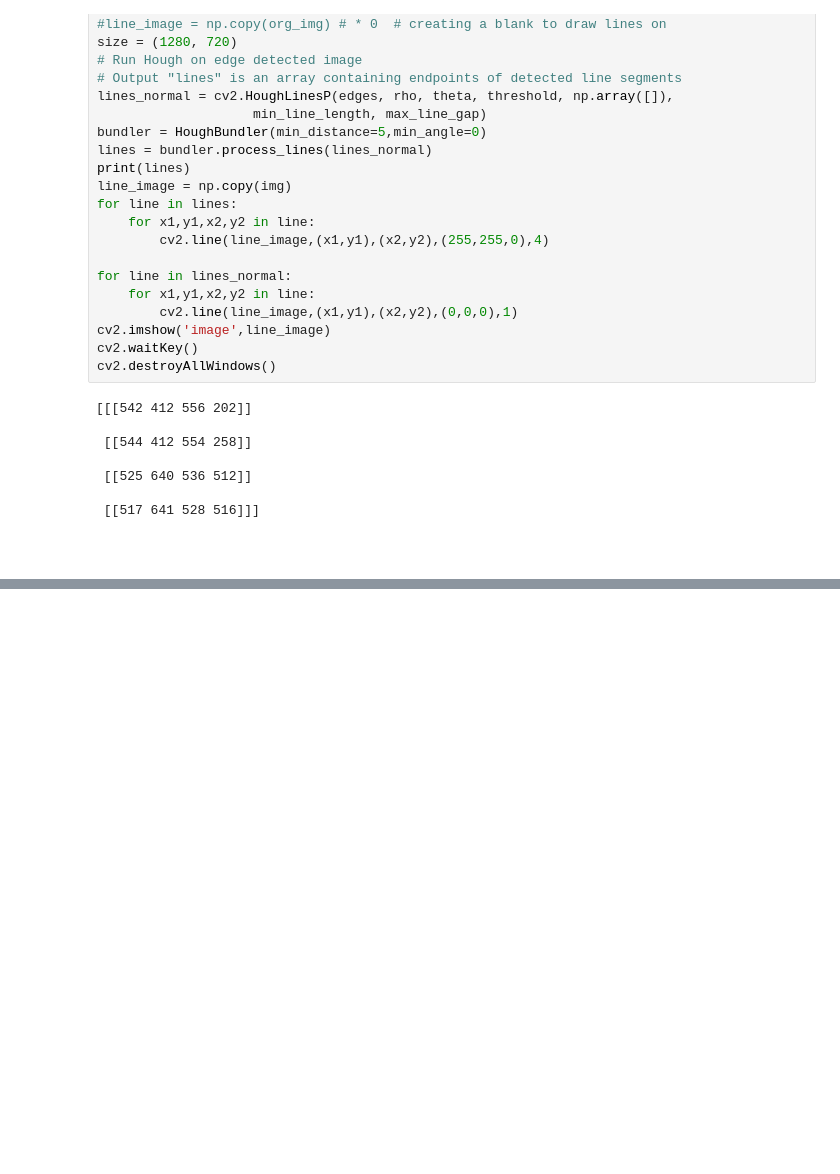
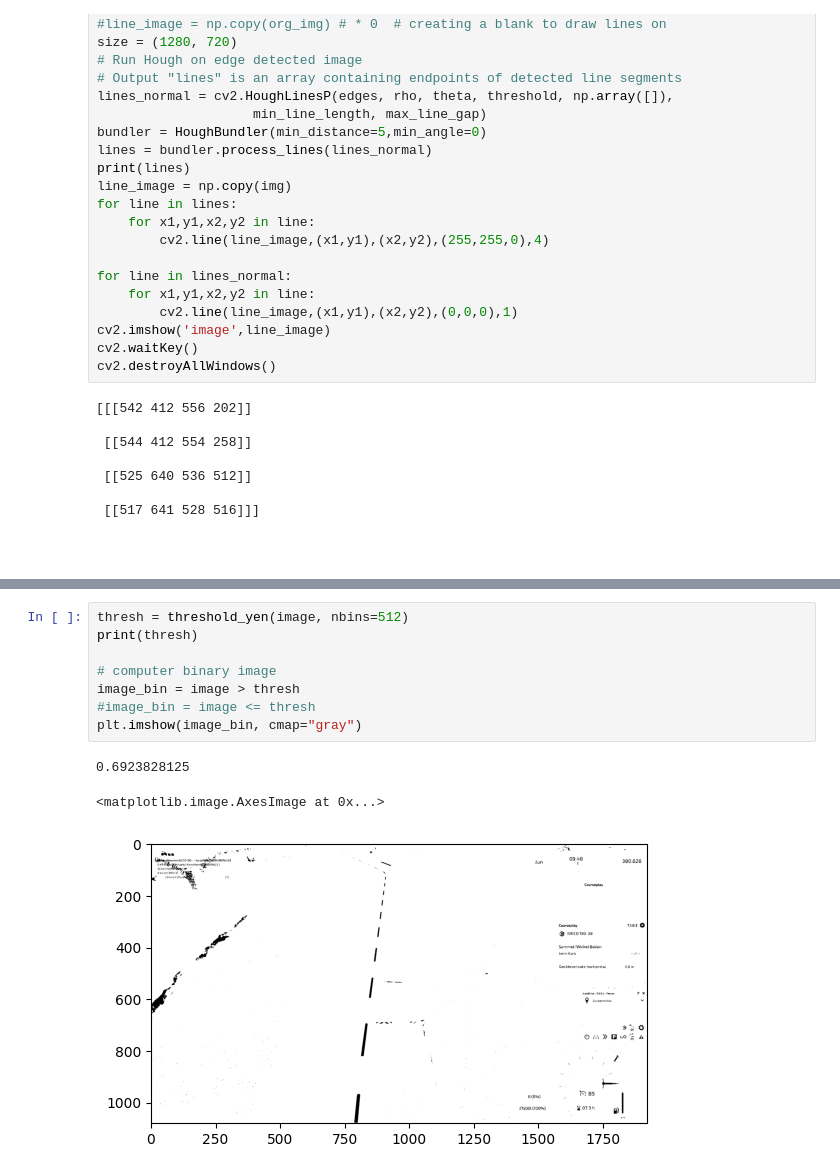
Before and after one commit to mgoetze06/autosteer, a Jupyter notebook: autosteer_notebook.ipynb, the cells around one changed output, grey strips where cells are left out. Drawn from its saved outputs; the diff is of its cells as text; blank space fills up the shorter version.

```diff
--- a/autosteer_notebook.ipynb
+++ b/autosteer_notebook.ipynb
@@ -425,0 +460,12 @@ cv2.destroyAllWindows()
+# %%
+thresh = threshold_yen(image, nbins=512)
+print(thresh)
+
+# computer binary image
+image_bin = image > thresh
+#image_bin = image <= thresh
+plt.imshow(image_bin, cmap="gray")
+# %% [output]
+0.6923828125
+<matplotlib.image.AxesImage at 0x...>
+[figure, added]
```
Also changed, not shown: parts of 5 cells of this notebook.
